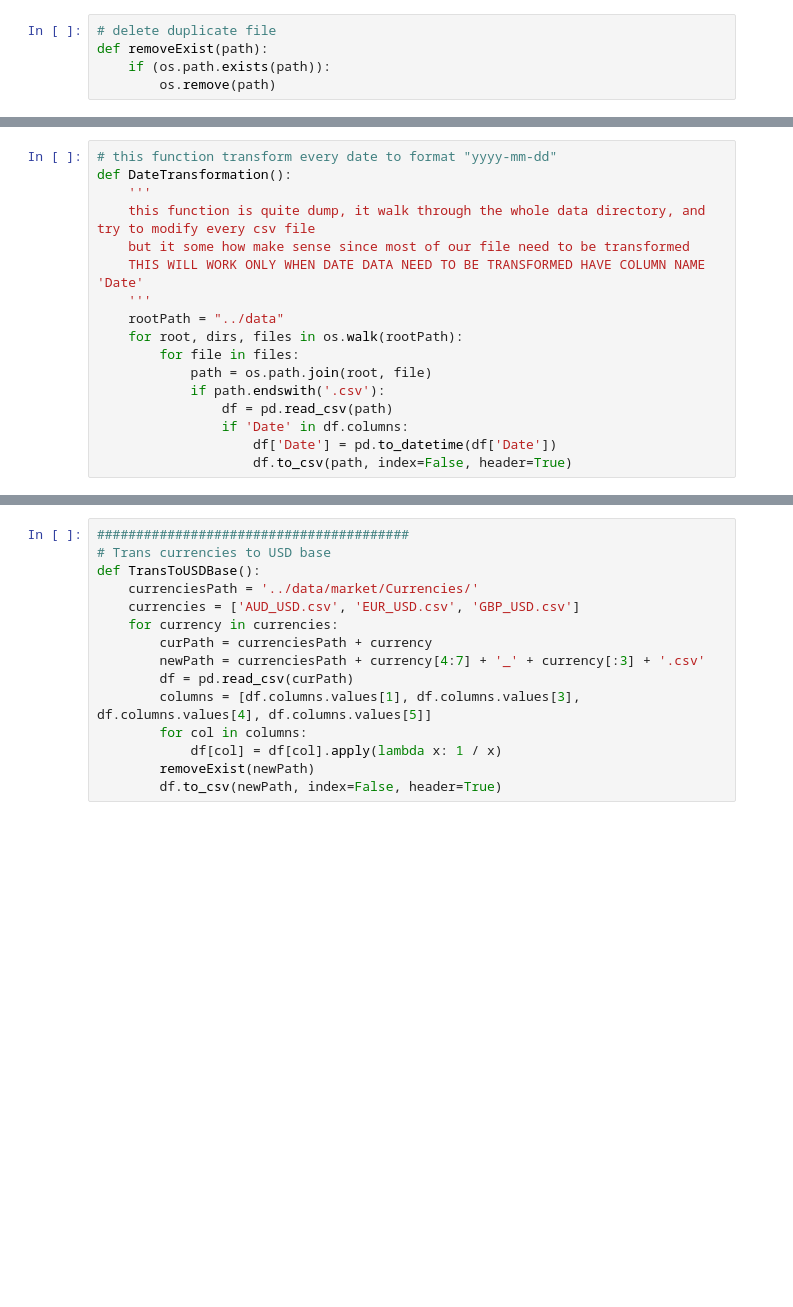
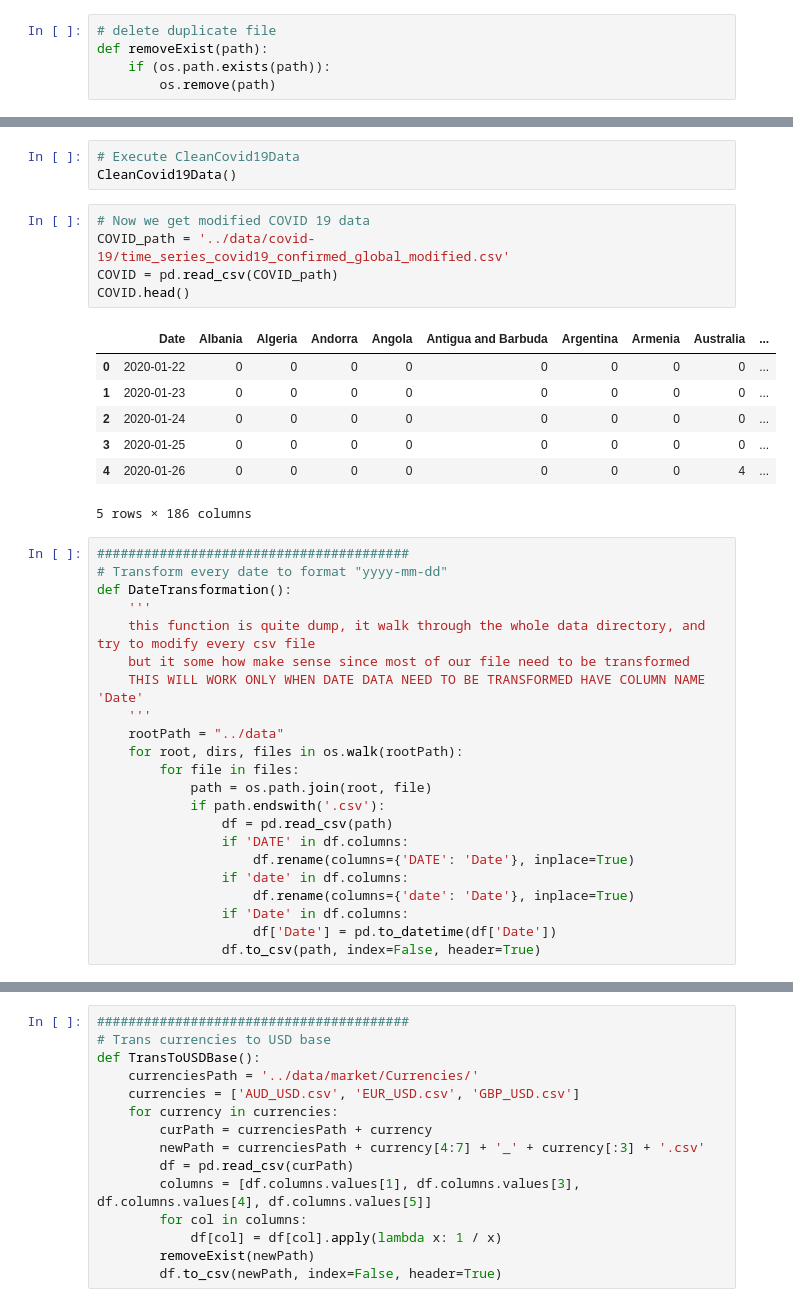
Before and after one commit to HyperTars/Big-Data-Project, a Jupyter notebook: src/CleanData.ipynb, the cells around one changed output, grey strips where cells are left out. Cells and saved outputs as stored; diff of their text form; blank space fills up the shorter version.

```diff
--- a/src/CleanData.ipynb
+++ b/src/CleanData.ipynb
@@ -35,5 +65,22 @@ def CleanCovid19Data():
+# %%
+# Execute CleanCovid19Data
+CleanCovid19Data()
+# %%
+# Now we get modified COVID 19 data
+COVID_path = '../data/covid-19/time_series_covid19_confirmed_global_modified.csv'
+COVID = pd.read_csv(COVID_path)
+COVID.head()
+# %% [output]
+|  | Date | Albania | Algeria | Andorra | Angola | Antigua and Barbuda | Argentina | Armenia | Australia | ... |
+| 0 | 2020-01-22 | 0 | 0 | 0 | 0 | 0 | 0 | 0 | 0 | ... |
+| 1 | 2020-01-23 | 0 | 0 | 0 | 0 | 0 | 0 | 0 | 0 | ... |
+| 2 | 2020-01-24 | 0 | 0 | 0 | 0 | 0 | 0 | 0 | 0 | ... |
+| 3 | 2020-01-25 | 0 | 0 | 0 | 0 | 0 | 0 | 0 | 0 | ... |
+| 4 | 2020-01-26 | 0 | 0 | 0 | 0 | 0 | 0 | 0 | 4 | ... |
+5 rows × 186 columns
 # %%
-# this function transform every date to format "yyyy-mm-dd"
+########################################
+# Transform every date to format "yyyy-mm-dd"
 def DateTransformation():
     '''
     this function is quite dump, it walk through the whole data directory, and try to modify every csv file
@@ -46,6 +93,10 @@ def DateTransformation():
             path = os.path.join(root, file)
             if path.endswith('.csv'):
                 df = pd.read_csv(path)
+                if 'DATE' in df.columns:
+                    df.rename(columns={'DATE': 'Date'}, inplace=True)
+                if 'date' in df.columns:
+                    df.rename(columns={'date': 'Date'}, inplace=True)
                 if 'Date' in df.columns:
                     df['Date'] = pd.to_datetime(df['Date'])
-                    df.to_csv(path, index=False, header=True)
+                df.to_csv(path, index=False, header=True)
```
Also changed, not shown: parts of 17 cells of this notebook, 37 other files.
